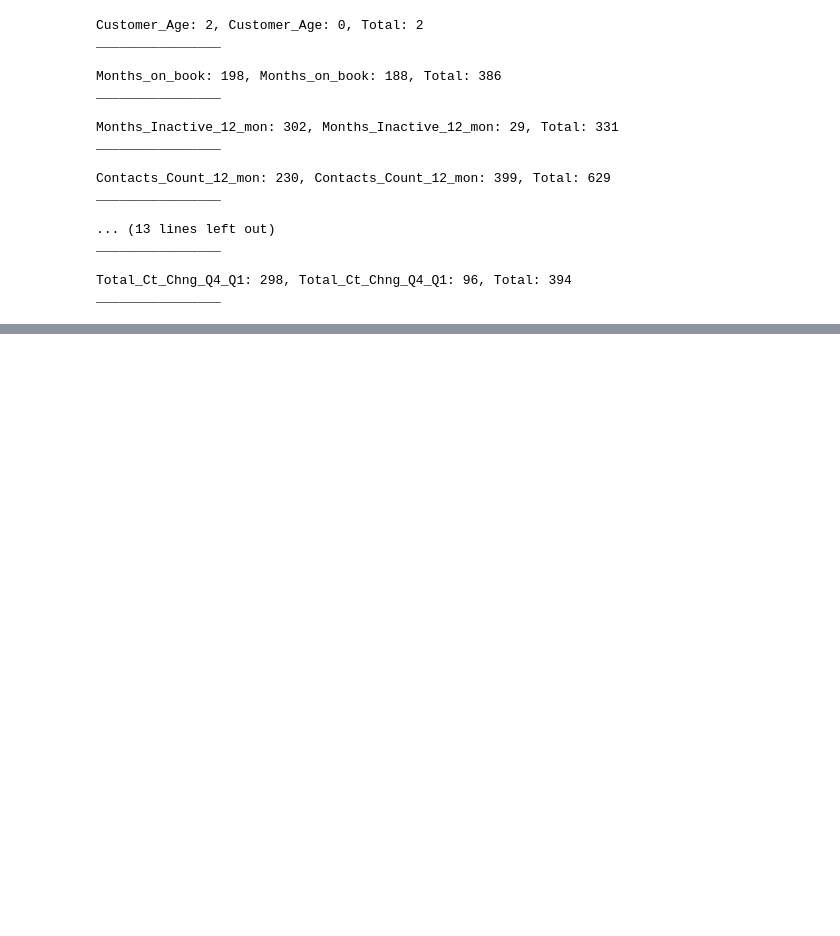
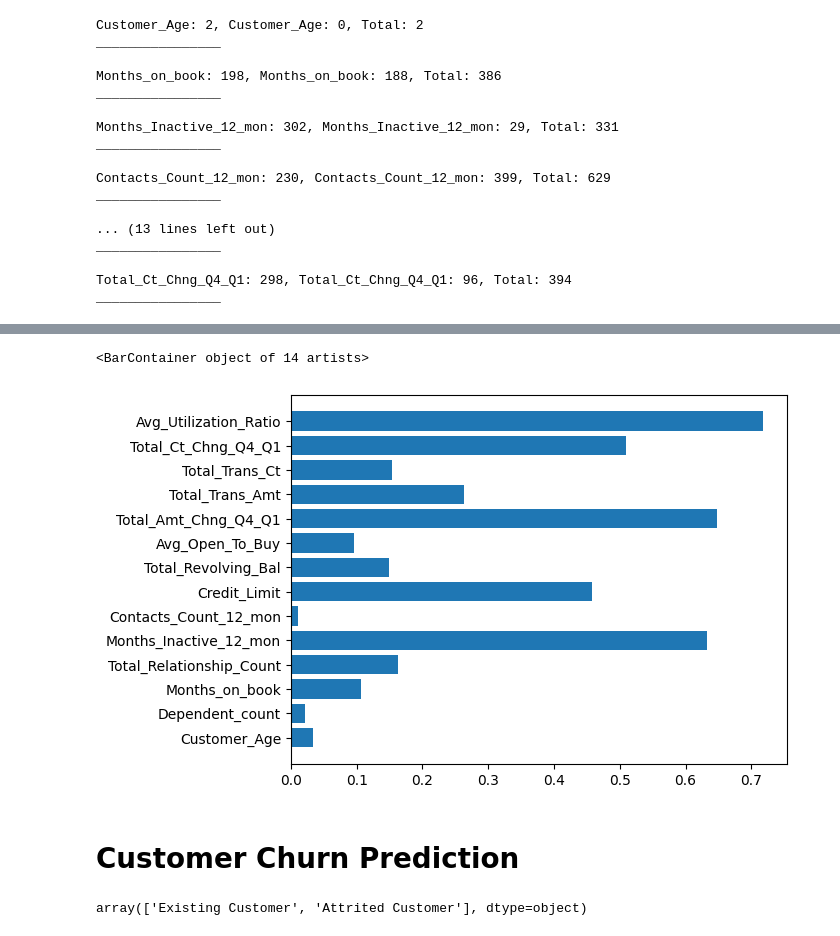
Before and after one commit to bosshussien/Bank_Customers_Analysis, a Jupyter notebook: notebook.ipynb, the cells around one changed output, grey strips where cells are left out. Drawn from its saved outputs; the diff is of its cells as text; code cells hidden in the pictures; blank space fills up the shorter version.

Commit message:
log transformed the highly skewed features, and scaled the dataframe

```diff
--- a/notebook.ipynb
+++ b/notebook.ipynb
@@ -98,0 +151,3 @@ sns.boxplot(df["Credit_Limit"])
+# %%
+high_skewed_cols = high_skew.index.tolist()
+high_skewed_cols
@@ -98,0 +160,6 @@ sns.boxplot(df["Credit_Limit"])
+# %%
+# transformation
+cleaned_df = df
+for i in high_skewed_cols:
+    cleaned_df[i] = np.log1p(df[i])
+cleaned_df.skew(numeric_only=True)
@@ -98,0 +182,13 @@ sns.boxplot(df["Credit_Limit"])
+# %%
+temp = cleaned_df.skew(numeric_only=True).abs()
+
+plt.barh(temp.index, temp.values)
+# %% [output]
+<BarContainer object of 14 artists>
+[figure, added]
+# %% [markdown]
+# Customer Churn Prediction
+# %%
+cleaned_df['Attrition_Flag'].unique()
+# %% [output]
+array(['Existing Customer', 'Attrited Customer'], dtype=object)
```
Also changed, not shown: parts of 12 cells of this notebook.
